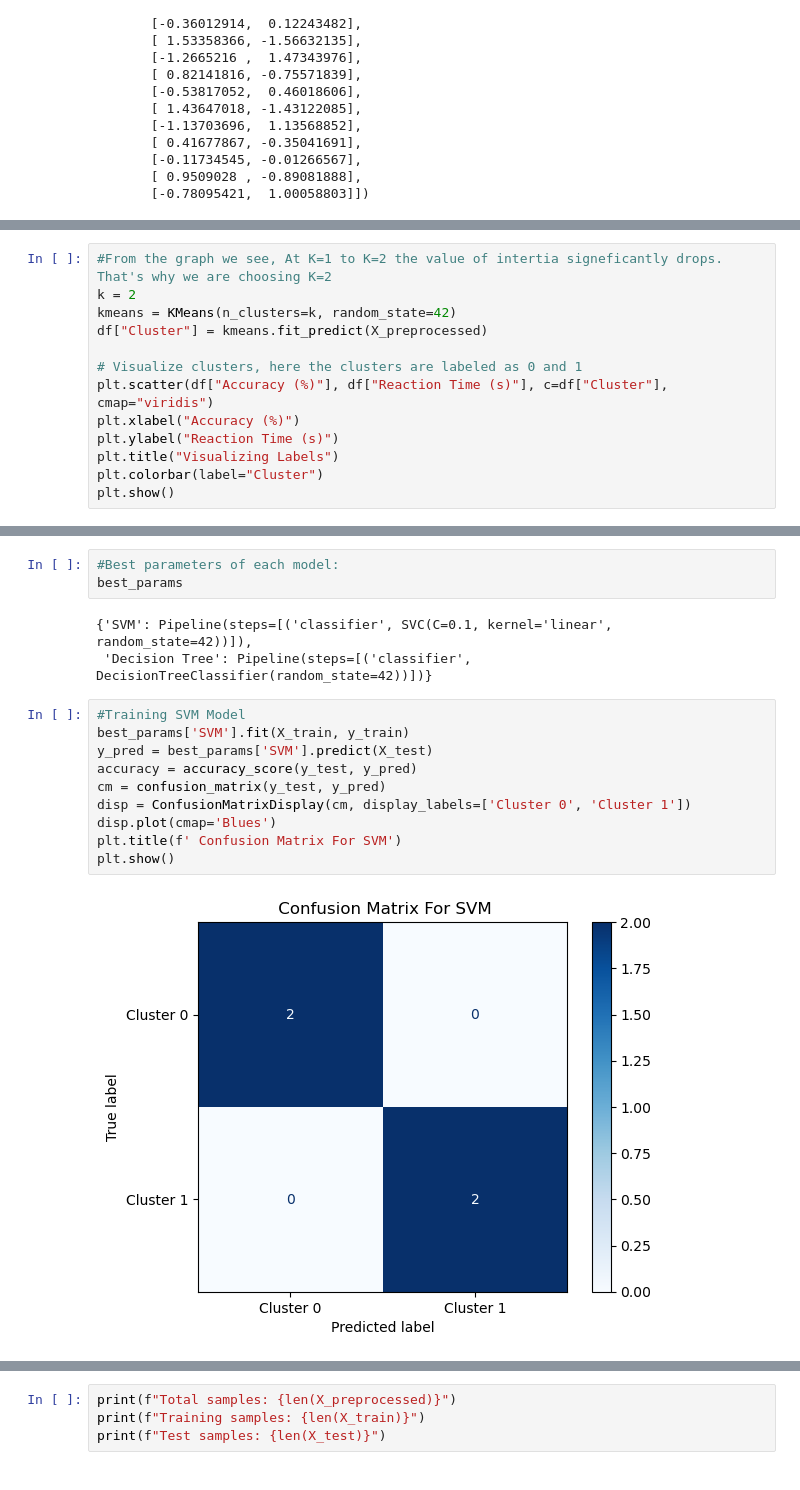
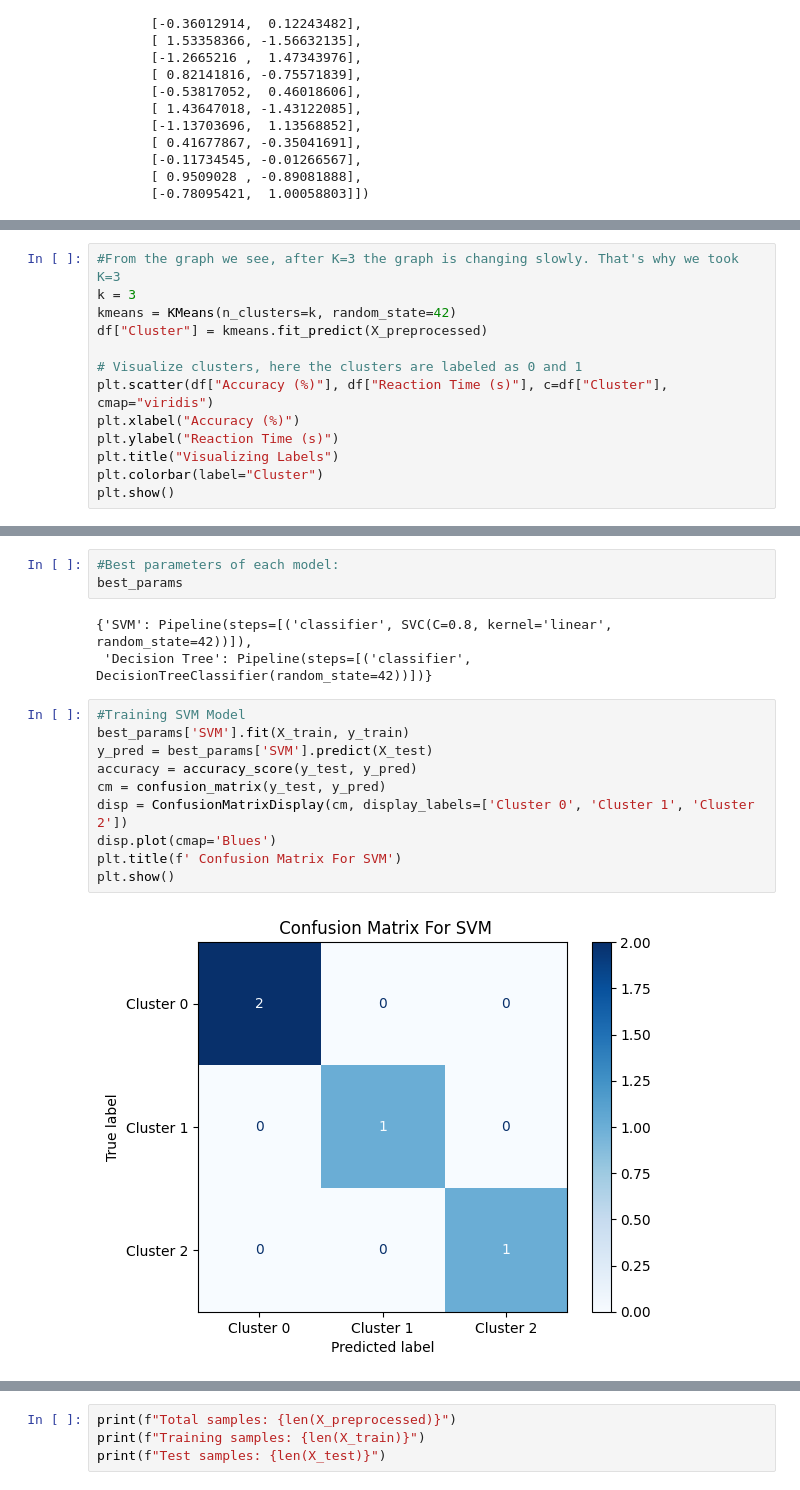
Before and after one commit to Raiyankhan640/Khan_Raiyan_Ibne_Reza_2221236042_CSE445, a Jupyter notebook: Folder 1/mini_project_1.ipynb, the cells around one changed output, grey strips where cells are left out. Drawn from its saved outputs; the diff is of its cells as text.

```diff
--- a/Folder 1/mini_project_1.ipynb
+++ b/Folder 1/mini_project_1.ipynb
@@ -73,6 +73,6 @@ plt.show()
 # %%
-#From the graph we see, At K=1 to K=2 the value of intertia signeficantly drops. That's why we are choosing K=2
-k = 2
+#From the graph we see, after K=3 the graph is changing slowly. That's why we took K=3
+k = 3
 kmeans = KMeans(n_clusters=k, random_state=42)
 df["Cluster"] = kmeans.fit_predict(X_preprocessed)
 
@@ -144,20 +144,20 @@ for name, model in models.items():
 #Best parameters of each model:
 best_params
 # %% [output]
-{'SVM': Pipeline(steps=[('classifier', SVC(C=0.1, kernel='linear', random_state=42))]),
+{'SVM': Pipeline(steps=[('classifier', SVC(C=0.8, kernel='linear', random_state=42))]),
  'Decision Tree': Pipeline(steps=[('classifier', DecisionTreeClassifier(random_state=42))])}
 # %%
 #Training SVM Model
 best_params['SVM'].fit(X_train, y_train)
 y_pred = best_params['SVM'].predict(X_test)
 accuracy = accuracy_score(y_test, y_pred)
 cm = confusion_matrix(y_test, y_pred)
-disp = ConfusionMatrixDisplay(cm, display_labels=['Cluster 0', 'Cluster 1'])
+disp = ConfusionMatrixDisplay(cm, display_labels=['Cluster 0', 'Cluster 1', 'Cluster 2'])
 disp.plot(cmap='Blues')
 plt.title(f' Confusion Matrix For SVM')
 plt.show()
 # %% [output]
-[figure, old version]
+[figure, new version]
 # %%
 #Training Decision Tree Model with best Parameters
 dt = best_params['Decision Tree'].fit(X_train, y_train)
```
Also changed, not shown: parts of 6 cells of this notebook.
